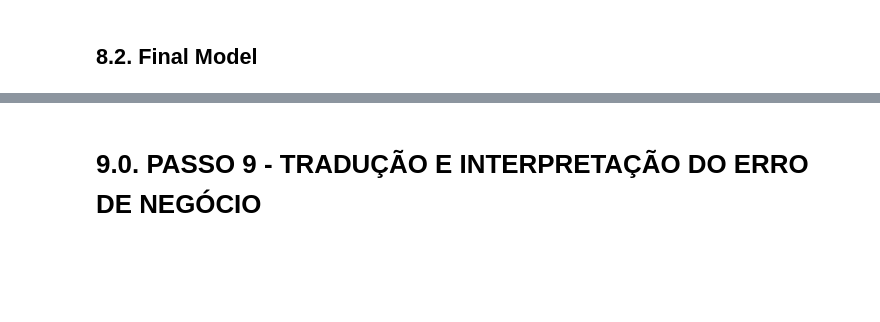
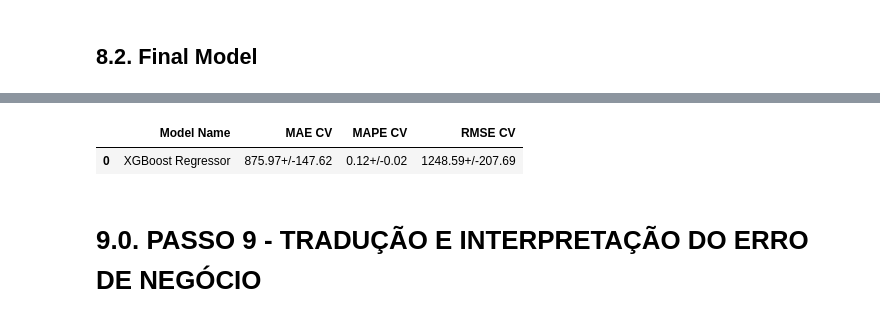
Before and after one commit to RaulBelarmino/rossman-predict-sales, a Jupyter notebook: rossman-predict-ds-em-producao.ipynb, the cells around one changed output, grey strips where cells are left out. Drawn from its saved outputs; the diff is of its cells as text; code cells hidden in the pictures; blank space fills up the shorter version.

```diff
--- a/rossman-predict-ds-em-producao.ipynb
+++ b/rossman-predict-ds-em-producao.ipynb
@@ -1217,0 +1266,10 @@ xgb_result_tuned
+# %%
+model_xgb_tuned = xgb.XGBRegressor(objective='reg:squarederror',
+                                   n_estimators = 3000,
+                                   eta = 0.03,
+                                   max_depth = 5,
+                                   subsample = 0.7,
+                                   colsample_bytree = 0.7,
+                                   min_child_weight = 3)
+
+xgb_result_tuned_cv = cross_validation(x_training, 5, 'XGBoost Regressor', model_xgb_tuned, verbose=True)
@@ -1218,3 +1286,8 @@ xgb_result_tuned
+# %%
+xgb_result_tuned_cv
+# %% [output]
+|  | Model Name | MAE CV | MAPE CV | RMSE CV |
+| 0 | XGBoost Regressor | 875.97+/-147.62 | 0.12+/-0.02 | 1248.59+/-207.69 |
 # %% [markdown]
 # 9.0. PASSO 9 - TRADUÇÃO E INTERPRETAÇÃO DO ERRO DE NEGÓCIO
 # %%
```
Also changed, not shown: parts of 19 cells of this notebook, 17 other files.
